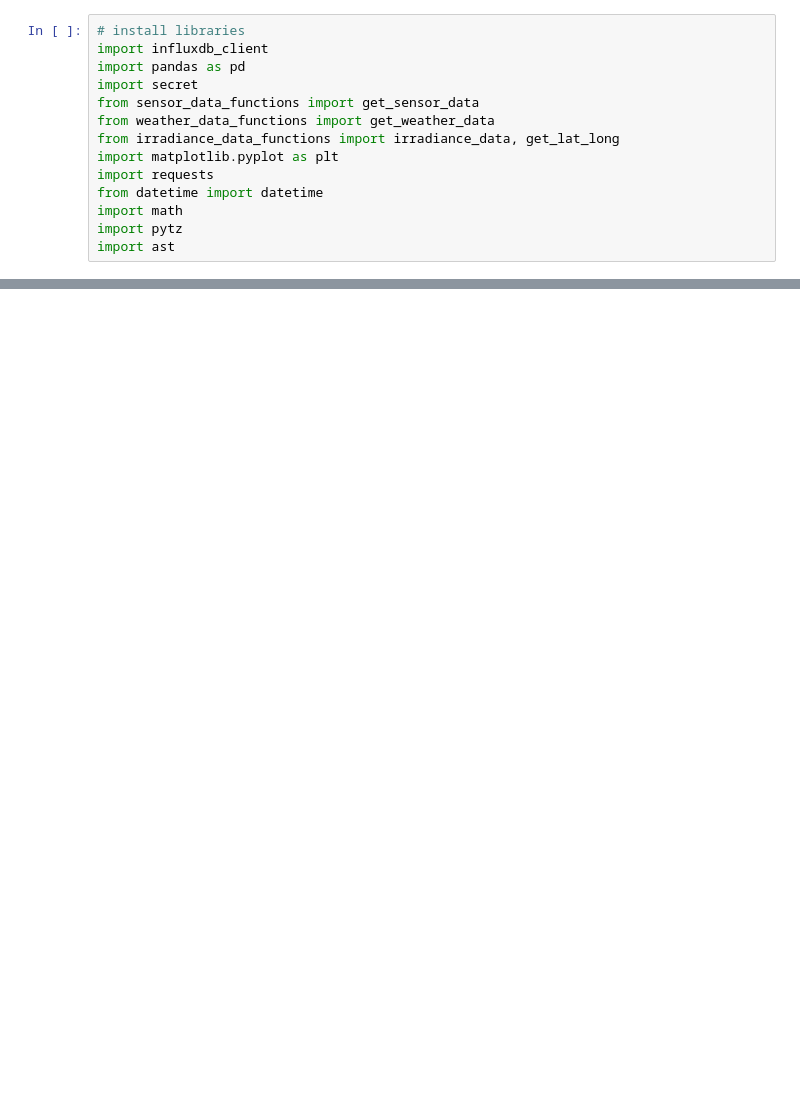
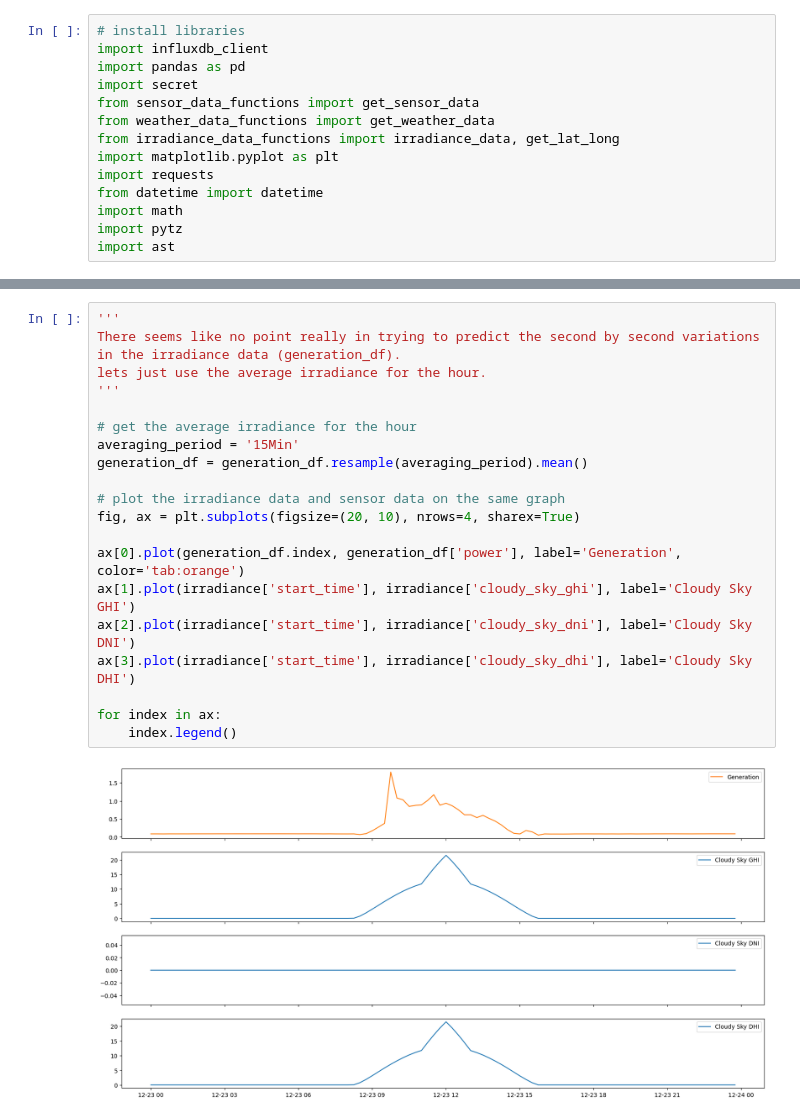
Before and after one commit to tennisnuts/Power-Forecast, a Jupyter notebook: playground.ipynb, the cells around one changed output, grey strips where cells are left out. Cells and saved outputs as stored; diff of their text form; blank space fills up the shorter version.

```diff
--- a/playground.ipynb
+++ b/playground.ipynb
@@ -95,0 +95,22 @@ ax[3].legend()
+# %%
+'''
+There seems like no point really in trying to predict the second by second variations in the irradiance data (generation_df).
+lets just use the average irradiance for the hour.
+'''
+
+# get the average irradiance for the hour
+averaging_period = '15Min'
+generation_df = generation_df.resample(averaging_period).mean()
+
+# plot the irradiance data and sensor data on the same graph
+fig, ax = plt.subplots(figsize=(20, 10), nrows=4, sharex=True)
+
+ax[0].plot(generation_df.index, generation_df['power'], label='Generation', color='tab:orange')
+ax[1].plot(irradiance['start_time'], irradiance['cloudy_sky_ghi'], label='Cloudy Sky GHI')
+ax[2].plot(irradiance['start_time'], irradiance['cloudy_sky_dni'], label='Cloudy Sky DNI')
+ax[3].plot(irradiance['start_time'], irradiance['cloudy_sky_dhi'], label='Cloudy Sky DHI')
+
+for index in ax:
+    index.legend()
+# %% [output]
+[figure, added]
```
Also changed, not shown: parts of 8 cells of this notebook, 1 other file.
